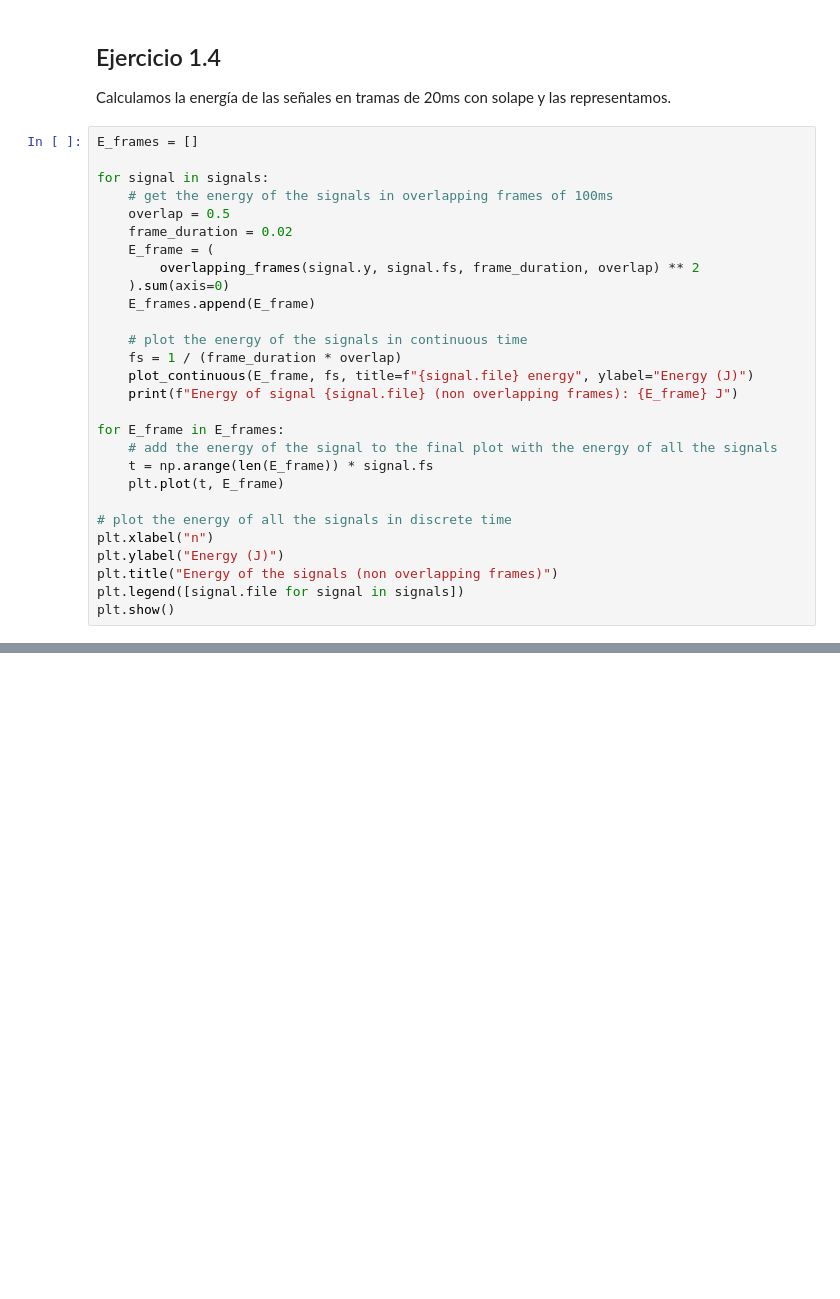
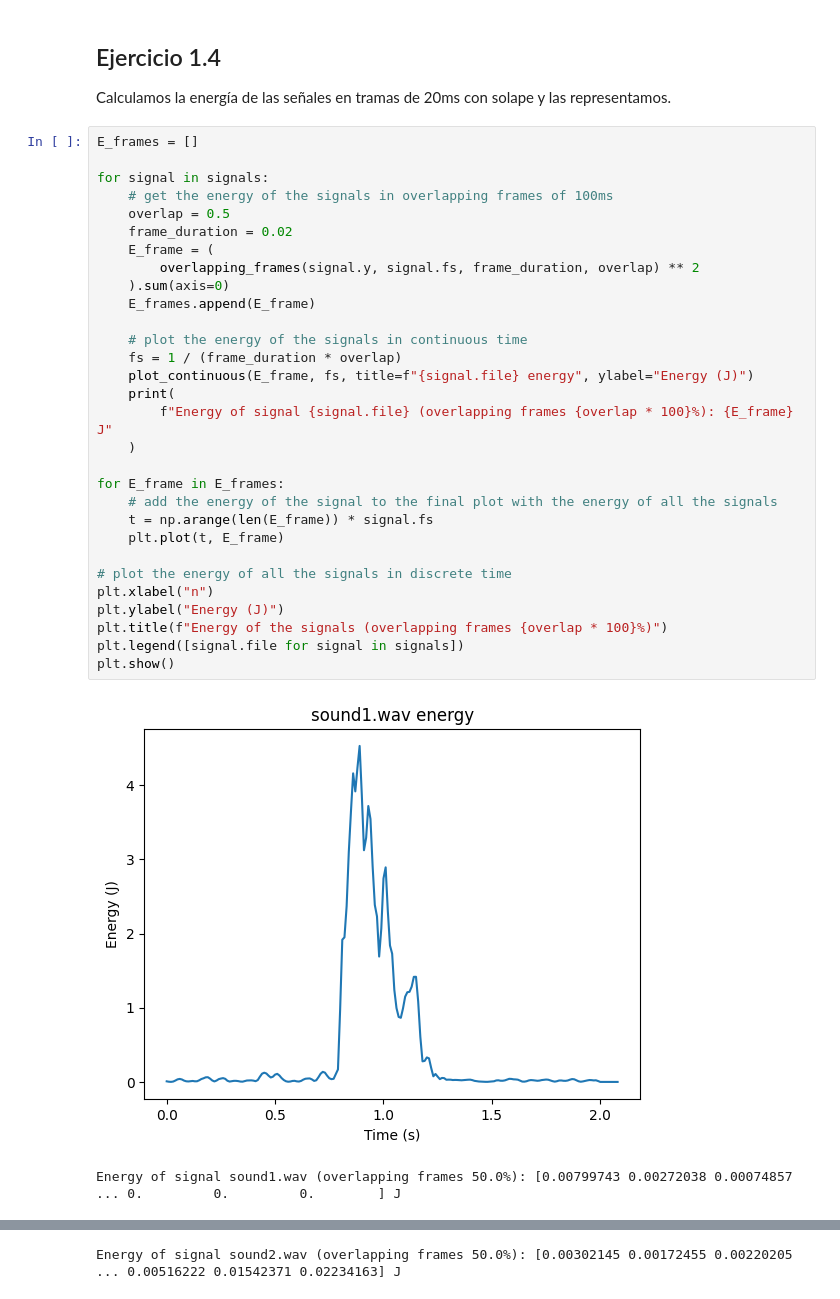
Before and after one commit to carlosedm10/joan-tds, a Jupyter notebook: prac1/python/prac1.ipynb, the cells around one changed output, grey strips where cells are left out. Cells and saved outputs as stored; diff of their text form; blank space fills up the shorter version.

```diff
--- a/prac1/python/prac1.ipynb
+++ b/prac1/python/prac1.ipynb
@@ -116,28 +159,33 @@ Calculamos la energía de las señales en tramas de 20ms con solape y las repres
 # %%
 E_frames = []
 
 for signal in signals:
     # get the energy of the signals in overlapping frames of 100ms
     overlap = 0.5
     frame_duration = 0.02
     E_frame = (
         overlapping_frames(signal.y, signal.fs, frame_duration, overlap) ** 2
     ).sum(axis=0)
     E_frames.append(E_frame)
 
     # plot the energy of the signals in continuous time
     fs = 1 / (frame_duration * overlap)
     plot_continuous(E_frame, fs, title=f"{signal.file} energy", ylabel="Energy (J)")
-    print(f"Energy of signal {signal.file} (non overlapping frames): {E_frame} J")
+    print(
+        f"Energy of signal {signal.file} (overlapping frames {overlap * 100}%): {E_frame} J"
+    )
 
 for E_frame in E_frames:
     # add the energy of the signal to the final plot with the energy of all the signals
     t = np.arange(len(E_frame)) * signal.fs
     plt.plot(t, E_frame)
 
 # plot the energy of all the signals in discrete time
 plt.xlabel("n")
 plt.ylabel("Energy (J)")
-plt.title("Energy of the signals (non overlapping frames)")
+plt.title(f"Energy of the signals (overlapping frames {overlap * 100}%)")
 plt.legend([signal.file for signal in signals])
 plt.show()
+# %% [output]
+[figure, added]
+Energy of signal sound1.wav (overlapping frames 50.0%): [0.00799743 0.00272038 0.00074857 ... 0.         0.         0.        ] J
@@ -143,0 +193 @@ plt.show()
+Energy of signal sound2.wav (overlapping frames 50.0%): [0.00302145 0.00172455 0.00220205 ... 0.00516222 0.01542371 0.02234163] J
```
Also changed, not shown: parts of 4 cells of this notebook, 3 other files.
